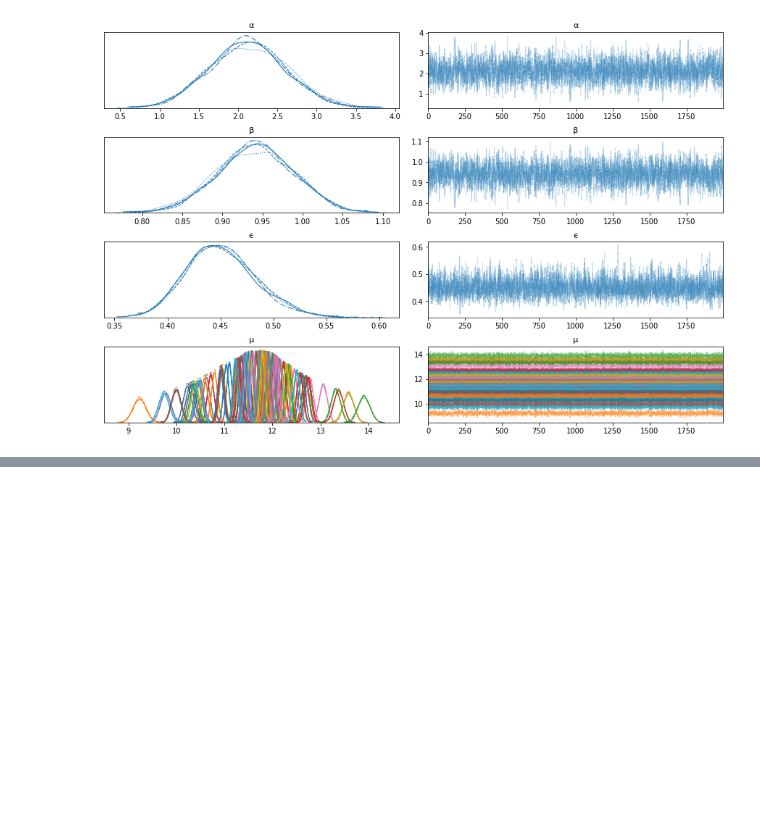
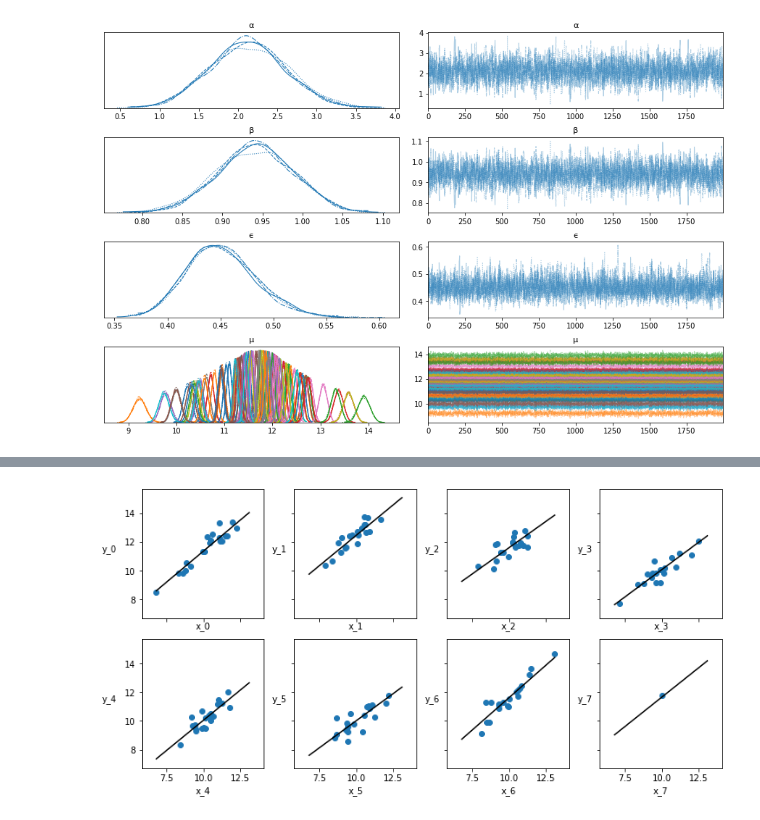
Before and after one commit to danhphan/bayesian-inferences, a Jupyter notebook: 21_bap_linear_regression.ipynb, the cells around one changed output, grey strips where cells are left out. Cells and saved outputs as stored; diff of their text form; code cells hidden in the pictures; blank space fills up the shorter version.

```diff
--- a/21_bap_linear_regression.ipynb
+++ b/21_bap_linear_regression.ipynb
@@ -112,0 +220,20 @@ array([[<matplotlib.axes._subplots.AxesSubplot object at 0x...>,
+# %%
+_, ax = plt.subplots(2, 4, figsize=(10, 5), sharex=True, sharey=True,
+                     constrained_layout=True)
+ax = np.ravel(ax)
+j, k = 0, N
+x_range = np.linspace(x_m.min(), x_m.max(), 10)
+for i in range(M):
+    ax[i].scatter(x_m[j:k], y_m[j:k])
+    ax[i].set_xlabel(f'x_{i}')
+    ax[i].set_ylabel(f'y_{i}', labelpad=17, rotation=0)
+    alpha_m = trace_hm['α'][:, i].mean()
+    beta_m = trace_hm['β'][:, i].mean()
+    ax[i].plot(x_range, alpha_m + beta_m * x_range, c='k',
+               label=f'y = {alpha_m:.2f} + {beta_m:.2f} * x')
+    plt.xlim(x_m.min()-1, x_m.max()+1)
+    plt.ylim(y_m.min()-1, y_m.max()+1)
+    j += N
+    k += N
+# %% [output]
+[figure, added]
```
Also changed, not shown: parts of 7 cells of this notebook.
